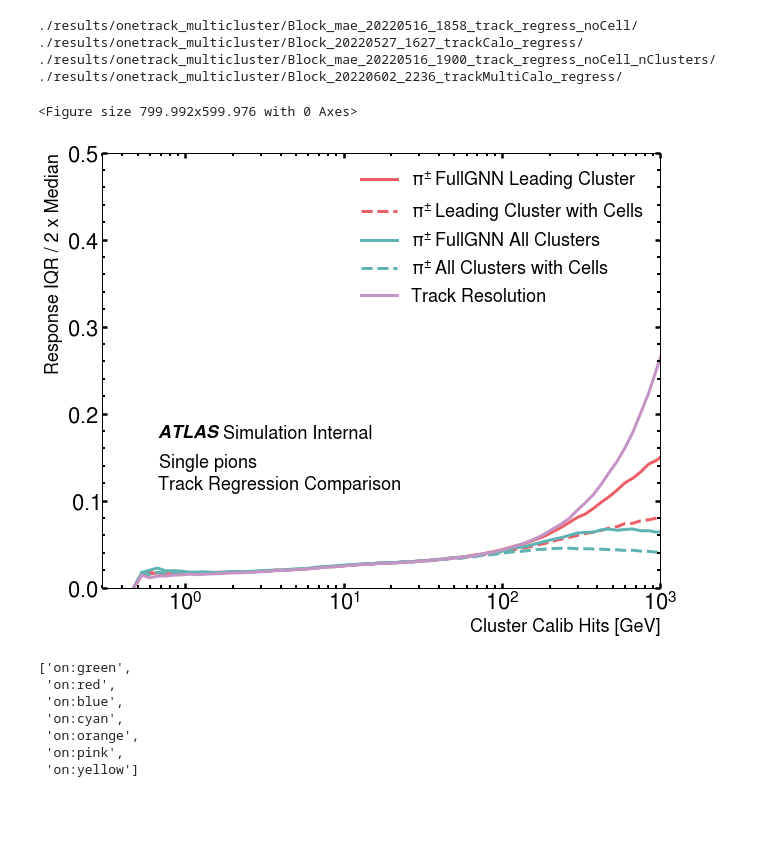
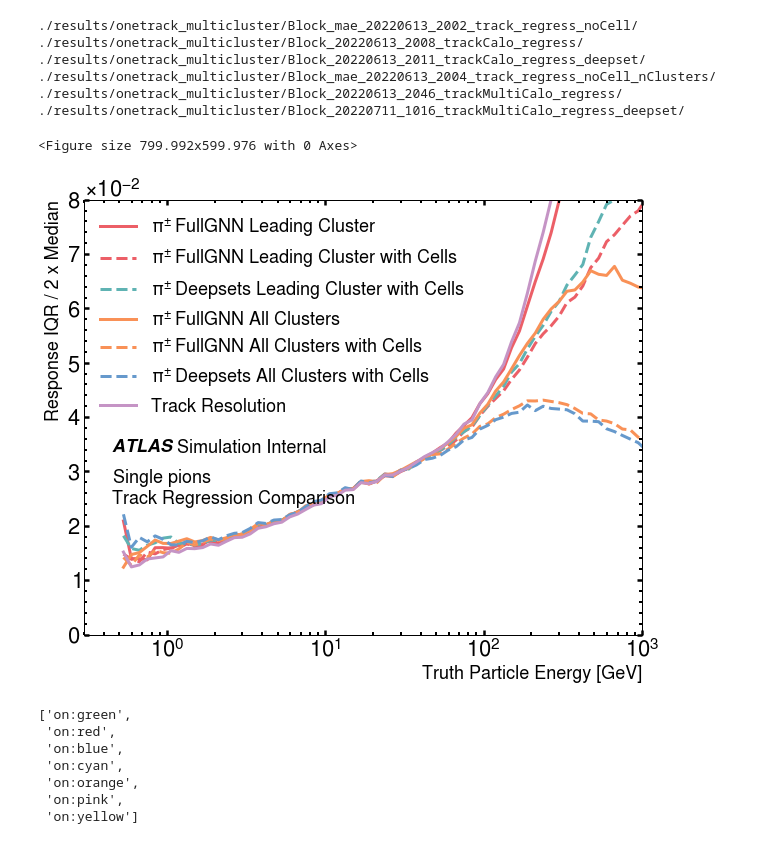
Before and after one commit to atlas-calo-ml/gn4pions_eastbay, a Jupyter notebook: compare_track_regression.ipynb, the cells around one changed output. Cells and saved outputs as stored; diff of their text form; code cells hidden in the pictures; blank space fills up the shorter version.

Commit message:
updates on infrence and training configs used in pubnote

```diff
--- a/compare_track_regression.ipynb
+++ b/compare_track_regression.ipynb
@@ -53,19 +68,19 @@ oranges = matplotlib.cm.Oranges_r(np.linspace(0,1,20))
 colors = plt.rcParams["axes.prop_cycle"].by_key()["color"]
 
 plt.figure(figsize=(15,7))
-for i in range(4):
+for i in range(num_runs):
     hist_files = np.sort(glob.glob(data_dirs[i] + 'losses.npz'))
     print('Loading form {}'.format(data_dirs[i]))
     hist = np.load(hist_files[0])
-    plt.semilogy(hist['training'].mean(axis=1), color=colors[i+1],
+    plt.semilogy(hist['training'].mean(axis=1), color=colors[i%7],
                  label=labels[i], linestyle=line[0])
-    plt.semilogy(hist['validation'].mean(axis=1), color=colors[i+1],
+    plt.semilogy(hist['validation'].mean(axis=1), color=colors[i%7],
                  label=None, linestyle=line[2])
 
 
 plt.ylabel(r'$Loss$')
 plt.xlabel(r'$Epochs$')
-plt.ylim([1.2e-2, 1e-1])
+# plt.ylim([1.2e-2, 1e-1])
 # sns.despine()
 plt.legend()
     # plt.savefig('results/training_mse.png', bbox_inches='tight', dpi=300)
@@ -79,5 +96,5 @@ Loading form ./results/onetrack_multicluster/Block_20220602_2236_trackMultiCalo_
 # %%
-df = pd.read_pickle(data_dirs[3]+'track_meta_df_inference.pkl')
+df = pd.read_pickle(data_dirs[5]+'track_meta_df_inference.pkl')
 gt_true = df.truthPartE # test.loc[np.abs(test.track_eta)<1, 'truth_particle_e']
 pred = df.trackPt*np.cosh(df.trackEta)
 gt_ratio = (pred)/(gt_true)
@@ -106,6 +123,6 @@ df.describe()
 # %%
 response_median_pions = []
-for i in range(4):
+for i in range(num_runs):
     print(data_dirs[i])
     resp = np.load(data_dirs[i]+'/response_medians.npz')['response_median']
     response_median_pions.append(resp[0])
@@ -143,6 +166,6 @@ extra_line [[0, 10000.0], [1, 1]]
 # %%
 iqr_pions = []
-for i in range(4):
+for i in range(num_runs):
     print(data_dirs[i])
     iqr = np.load(data_dirs[i]+'/iqr.npz')['response_median']
     iqr_pions.append(iqr[0])
@@ -154,26 +177,32 @@ iqr_pions.append(gt_iqr)
 iqr_pions = np.vstack(iqr_pions)
 xcenter = np.load(data_dirs[1]+'/iqr.npz')['xcenter']
 # %% [output]
-./results/onetrack_multicluster/Block_mae_20220516_1858_track_regress_noCell/
-./results/onetrack_multicluster/Block_20220527_1627_trackCalo_regress/
-./results/onetrack_multicluster/Block_mae_20220516_1900_track_regress_noCell_nClusters/
-./results/onetrack_multicluster/Block_20220602_2236_trackMultiCalo_regress/
+./results/onetrack_multicluster/Block_mae_20220613_2002_track_regress_noCell/
+./results/onetrack_multicluster/Block_20220613_2008_trackCalo_regress/
+./results/onetrack_multicluster/Block_20220613_2011_trackCalo_regress_deepset/
+./results/onetrack_multicluster/Block_mae_20220613_2004_track_regress_noCell_nClusters/
+./results/onetrack_multicluster/Block_20220613_2046_trackMultiCalo_regress/
+./results/onetrack_multicluster/Block_20220711_1016_trackMultiCalo_regress_deepset/
 # %%
-line_labels = [r'$\pi^{\pm}\:$'+labels[i] for i in range(4)]
+line_labels = [r'$\pi^{\pm}\:$'+labels[i] for i in range(num_runs)]
 line_labels.append('Track Resolution')
 pu.lineOverlay(xcenter=xcenter, lines = iqr_pions,  # [iqrOverMedpi0, iqrOverMedpiplus, iqrOverMedpiminus],
                 labels = line_labels,
-                xlabel = 'Cluster Calib Hits [GeV]', ylabel = 'Response IQR / 2 x Median',
+                xlabel = 'Truth Particle Energy [GeV]', ylabel = 'Response IQR / 2 x Median',
                 figfile = '', # 'iqr_gnBlock.png',
-                y_max = .5, x_min = .3,
-                linestyles = ['solid', 'dashed', 'solid', 'dashed', 'solid'],
-                colors = [colors[1], colors[1], colors[3], colors[3], colors[5]],
-                atlas_x = 0.1, atlas_y = 0.375, simulation = True,
-                textlist = [{'x': 0.1, 'y': 0.275, 'text': 'Single $pions$'},
-                            {'x': 0.1, 'y': 0.225,  'text': 'Track Regression Comparison'}])
+                y_max = .08, x_min = .3,
+                linestyles = ['solid', 'dashed', 'dashed',
+                              'solid', 'dashed', 'dashed',
+                              'solid'],
+                colors = [colors[1], colors[1], colors[3], # colors[3],
+                          colors[4], colors[4], colors[2], # colors[2],
+                          colors[5]],
+                atlas_x = 0.05, atlas_y = 0.45, simulation = True,
+                textlist = [{'x': 0.05, 'y': 0.35, 'text': 'Single $pions$'},
+                            {'x': 0.05, 'y': 0.30,  'text': 'Track Regression Comparison'}])
 # %% [output]
 <Figure size 799.992x599.976 with 0 Axes>
-[figure, old version]
+[figure, new version]
 # %%
 colors = plt.rcParams["axes.prop_cycle"].by_key()["color"]
 # %%
```
Also changed, not shown: parts of 6 cells of this notebook, 22 other files.
